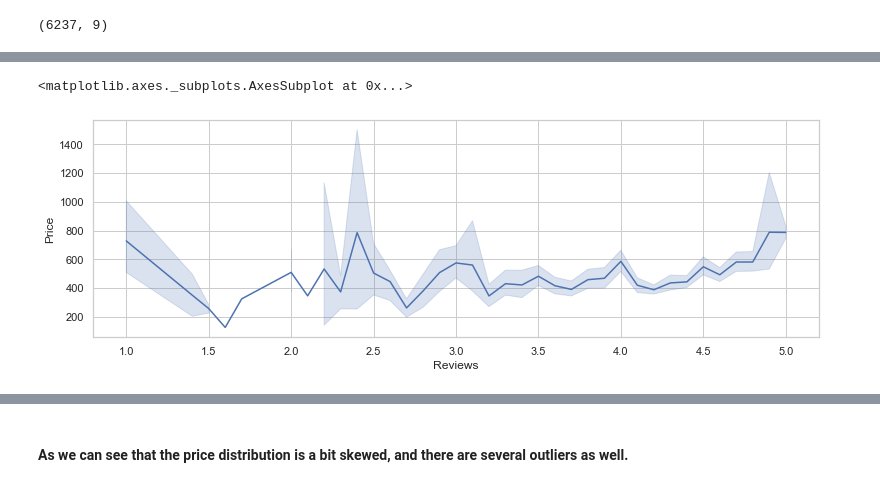
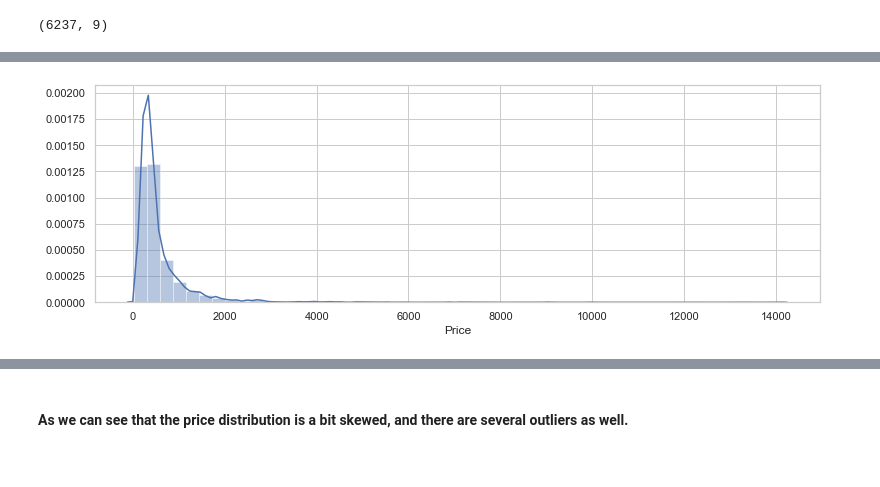
Before and after one commit to prerit2010/predictBookPrices, a Jupyter notebook: model.ipynb, the cells around one changed output, grey strips where cells are left out. Cells and saved outputs as stored; diff of their text form; code cells hidden in the pictures.

```diff
--- a/model.ipynb
+++ b/model.ipynb
@@ -85,6 +121,6 @@ plt.show()
 # %%
 plt.figure(figsize=(13, 4))
-sns.lineplot(x="Reviews", y="Price", data=data)
+sns.distplot(data['Price']);
+plt.show()
 # %% [output]
-<matplotlib.axes._subplots.AxesSubplot at 0x...>
-[figure, old version]
+[figure, new version]
```
Also changed, not shown: parts of 12 cells of this notebook.
